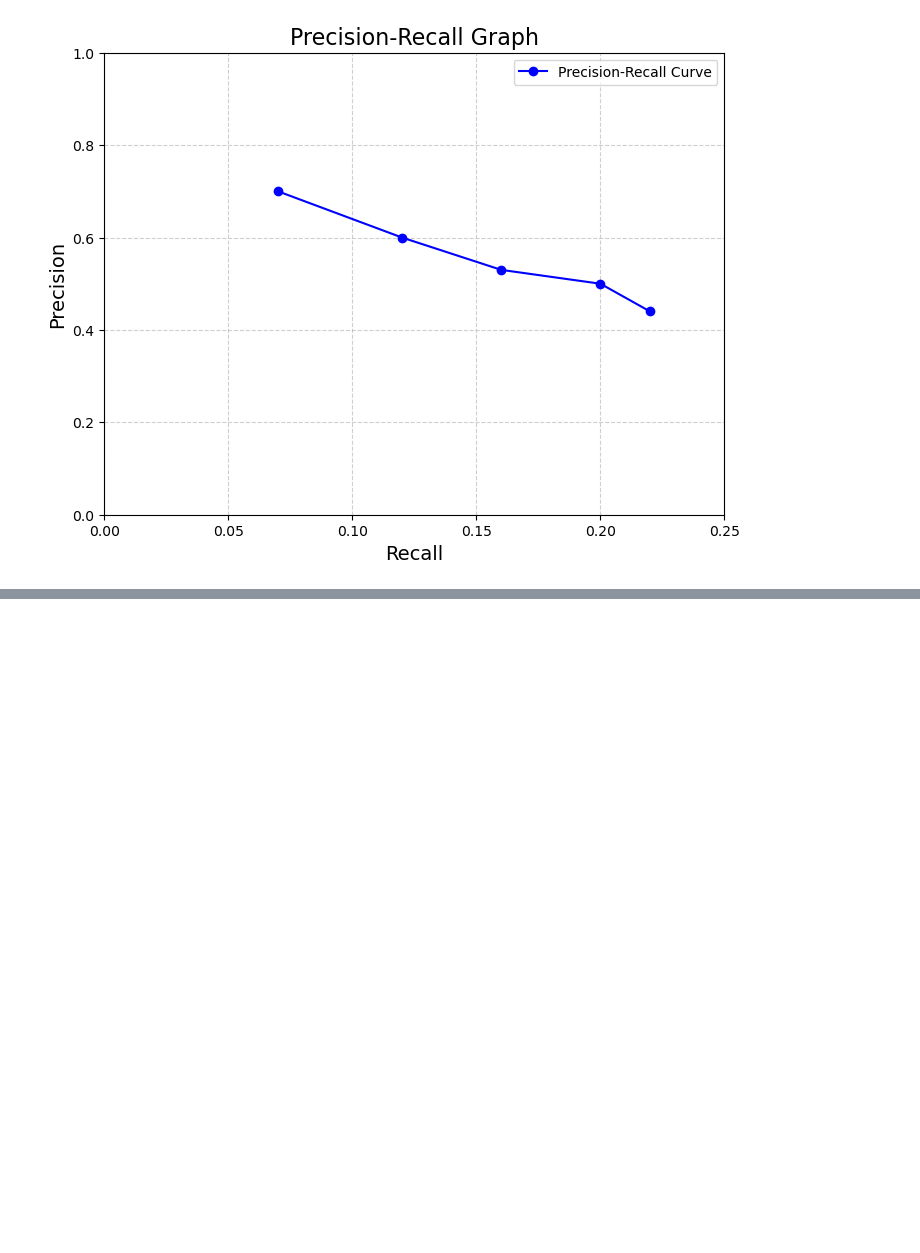
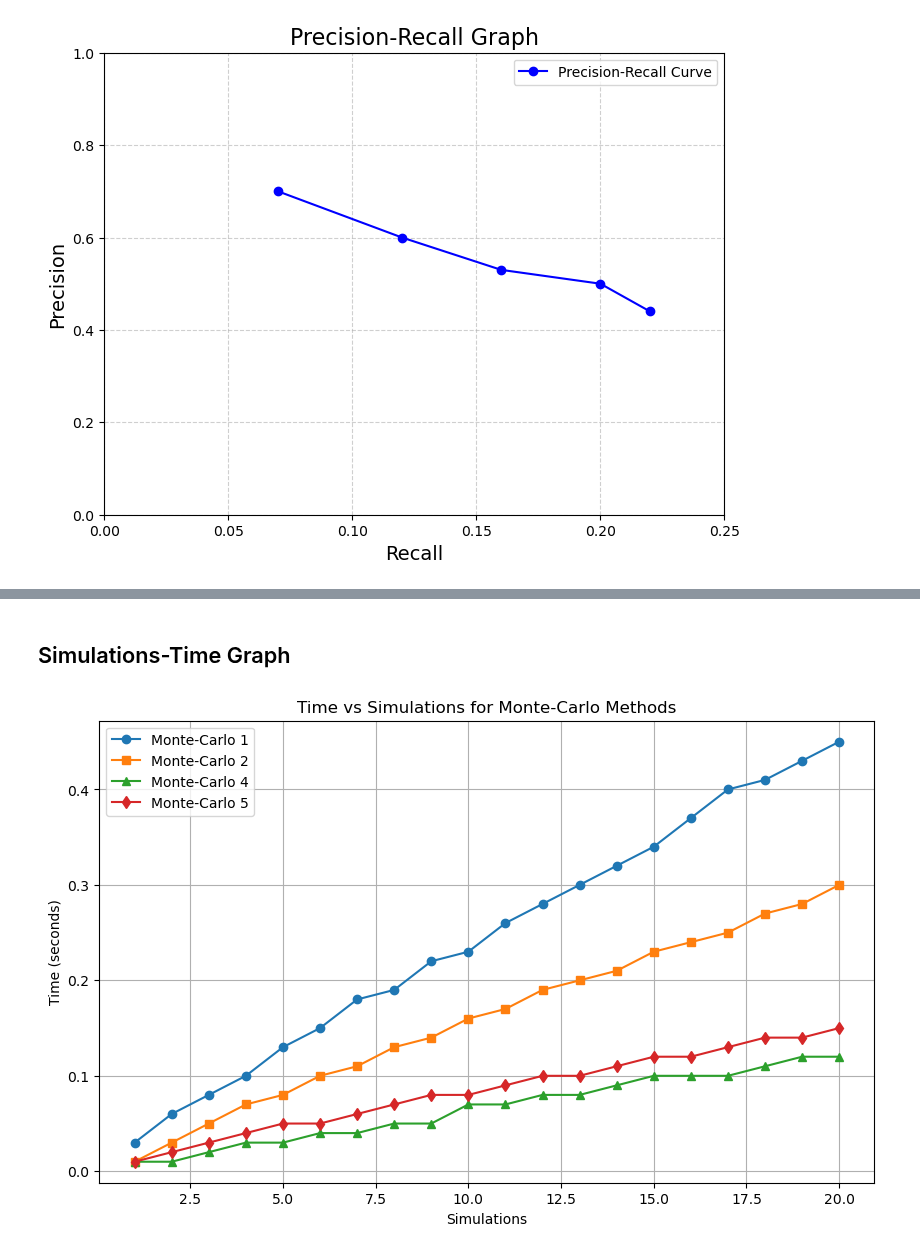
Before and after one commit to LuciousLim/Information-Retrieval-Systems, a Jupyter notebook: Assignment_2/text/draw.ipynb, the cells around one changed output, grey strips where cells are left out. Drawn from its saved outputs; the diff is of its cells as text; code cells hidden in the pictures; blank space fills up the shorter version.

```diff
--- a/Assignment_2/text/draw.ipynb
+++ b/Assignment_2/text/draw.ipynb
@@ -45,0 +99,41 @@ plt.show()
+# %% [markdown]
+## Simulations-Time Graph
+# %%
+simulations = list(range(1, 21))
+
+time_mc1 = [
+    0.03, 0.06, 0.08, 0.10, 0.13, 0.15, 0.18, 0.19, 0.22, 0.23,
+    0.26, 0.28, 0.30, 0.32, 0.34, 0.37, 0.40, 0.41, 0.43, 0.45
+]
+
+time_mc2 = [
+    0.01, 0.03, 0.05, 0.07, 0.08, 0.10, 0.11, 0.13, 0.14, 0.16,
+    0.17, 0.19, 0.20, 0.21, 0.23, 0.24, 0.25, 0.27, 0.28, 0.30
+]
+
+time_mc4 = [
+    0.01, 0.01, 0.02, 0.03, 0.03, 0.04, 0.04, 0.05, 0.05, 0.07,
+    0.07, 0.08, 0.08, 0.09, 0.10, 0.10, 0.10, 0.11, 0.12, 0.12
+]
+
+time_mc5 = [
+    0.01, 0.02, 0.03, 0.04, 0.05, 0.05, 0.06, 0.07, 0.08, 0.08,
+    0.09, 0.10, 0.10, 0.11, 0.12, 0.12, 0.13, 0.14, 0.14, 0.15
+]
+
+plt.figure(figsize=(10, 6))
+
+plt.plot(simulations, time_mc1, marker='o', label='Monte-Carlo 1')
+plt.plot(simulations, time_mc2, marker='s', label='Monte-Carlo 2')
+plt.plot(simulations, time_mc4, marker='^', label='Monte-Carlo 4')
+plt.plot(simulations, time_mc5, marker='d', label='Monte-Carlo 5')
+
+plt.title('Time vs Simulations for Monte-Carlo Methods')
+plt.xlabel('Simulations')
+plt.ylabel('Time (seconds)')
+plt.legend()
+plt.grid(True)
+
+plt.show()
+# %% [output]
+[figure, added]
```
Also changed, not shown: parts of 4 cells of this notebook, 1 other file.
